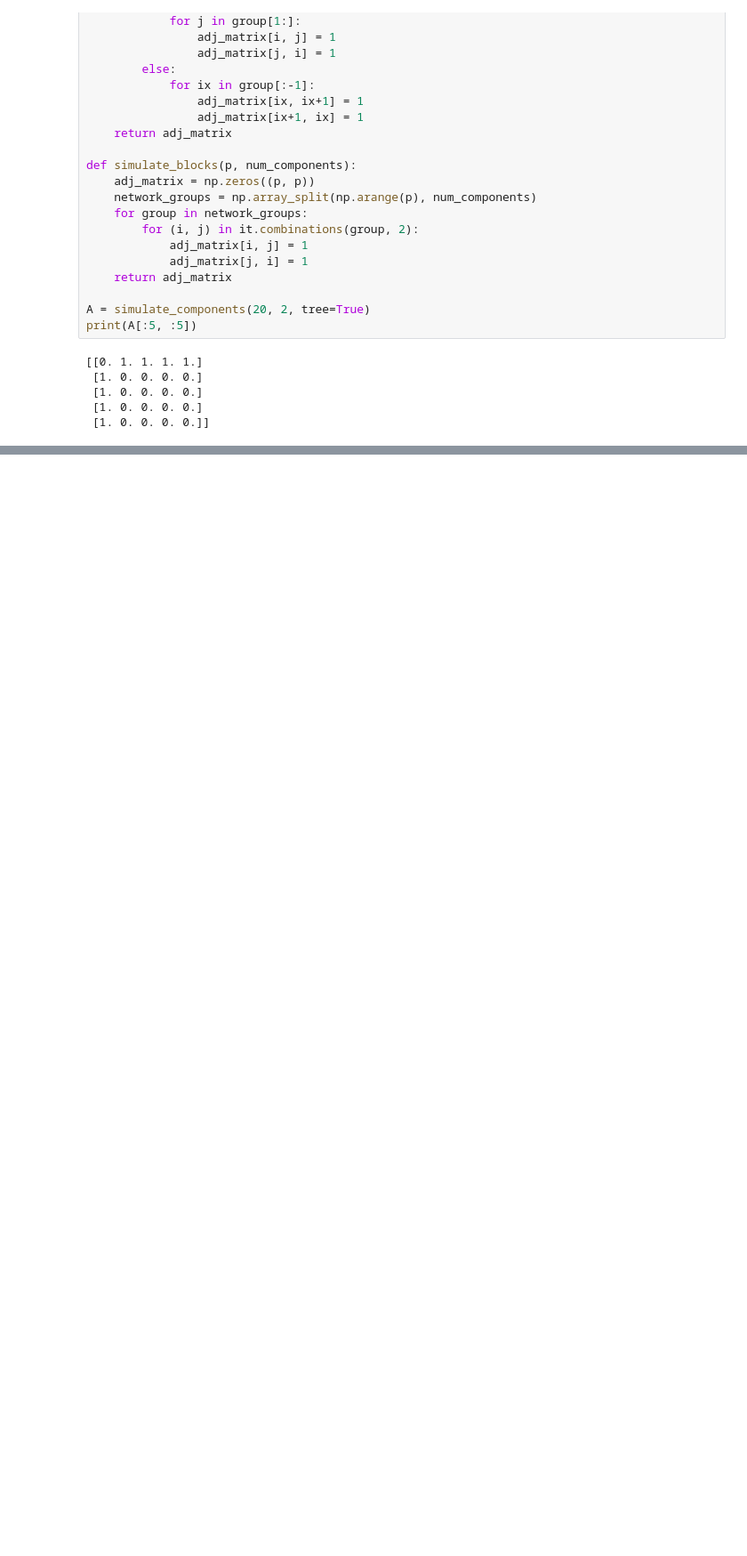
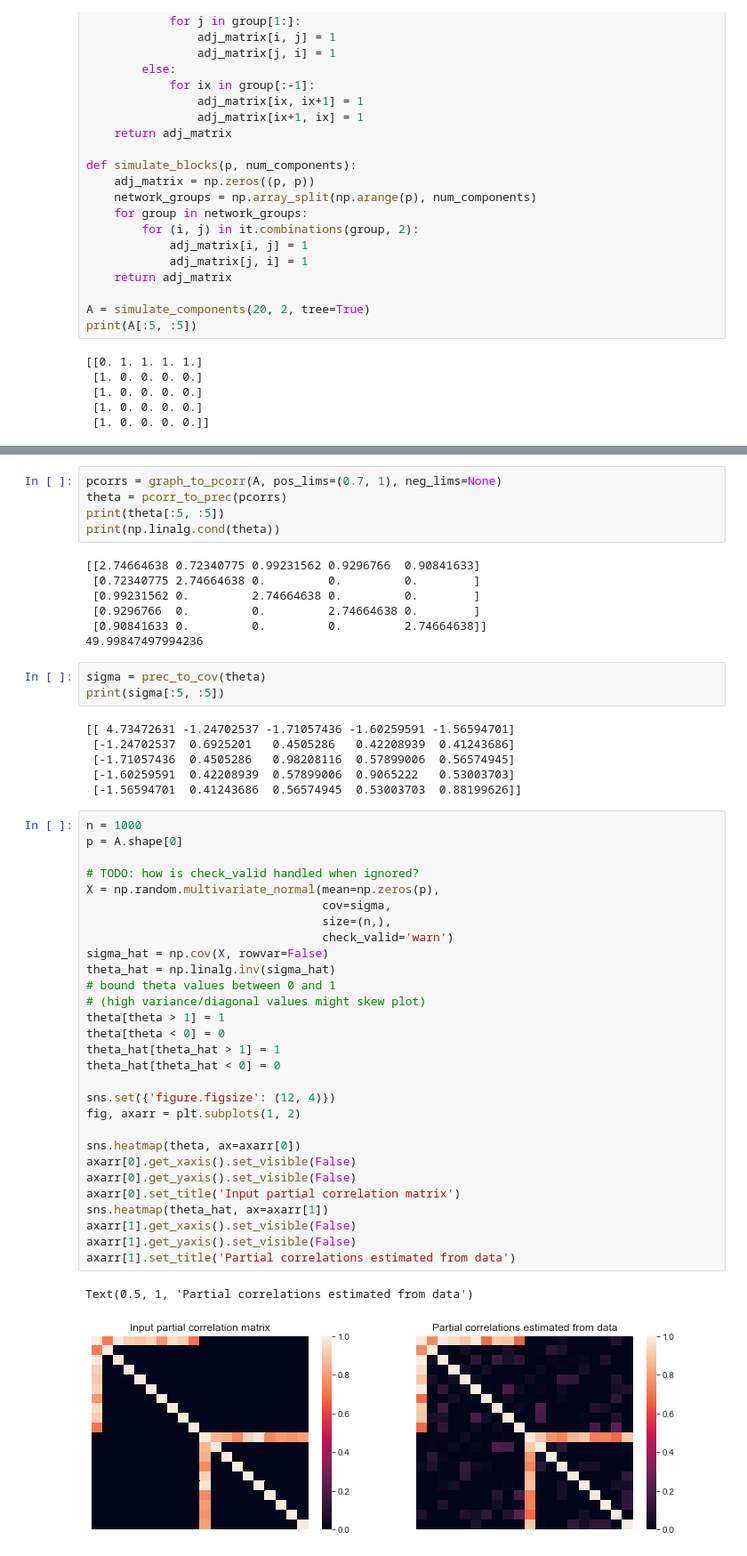
Before and after one commit to jjc2718/sim-netdata, a Jupyter notebook: test_graph_sampling.ipynb, the cells around one changed output, grey strips where cells are left out. Shown at 89% size. Drawn from its saved outputs; the diff is of its cells as text; blank space fills up the shorter version.

Commit message:
add proof of concept for specifying partial correlation

```diff
--- a/test_graph_sampling.ipynb
+++ b/test_graph_sampling.ipynb
@@ -92,0 +93,53 @@ Text(0.5, 1, 'Correlation matrix estimated from data')
+# %%
+pcorrs = graph_to_pcorr(A, pos_lims=(0.7, 1), neg_lims=None)
+theta = pcorr_to_prec(pcorrs)
+print(theta[:5, :5])
+print(np.linalg.cond(theta))
+# %% [output]
+[[2.74664638 0.72340775 0.99231562 0.9296766  0.90841633]
+ [0.72340775 2.74664638 0.         0.         0.        ]
+ [0.99231562 0.         2.74664638 0.         0.        ]
+ [0.9296766  0.         0.         2.74664638 0.        ]
+ [0.90841633 0.         0.         0.         2.74664638]]
+49.99847497994236
+# %%
+sigma = prec_to_cov(theta)
+print(sigma[:5, :5])
+# %% [output]
+[[ 4.73472631 -1.24702537 -1.71057436 -1.60259591 -1.56594701]
+ [-1.24702537  0.6925201   0.4505286   0.42208939  0.41243686]
+ [-1.71057436  0.4505286   0.98208116  0.57899006  0.56574945]
+ [-1.60259591  0.42208939  0.57899006  0.9065222   0.53003703]
+ [-1.56594701  0.41243686  0.56574945  0.53003703  0.88199626]]
+# %%
+n = 1000
+p = A.shape[0]
+
+# TODO: how is check_valid handled when ignored?
+X = np.random.multivariate_normal(mean=np.zeros(p),
+                                  cov=sigma,
+                                  size=(n,),
+                                  check_valid='warn')
+sigma_hat = np.cov(X, rowvar=False)
+theta_hat = np.linalg.inv(sigma_hat)
+# bound theta values between 0 and 1
+# (high variance/diagonal values might skew plot)
+theta[theta > 1] = 1
+theta[theta < 0] = 0
+theta_hat[theta_hat > 1] = 1
+theta_hat[theta_hat < 0] = 0
+
+sns.set({'figure.figsize': (12, 4)})
+fig, axarr = plt.subplots(1, 2)
+
+sns.heatmap(theta, ax=axarr[0])
+axarr[0].get_xaxis().set_visible(False)
+axarr[0].get_yaxis().set_visible(False)
+axarr[0].set_title('Input partial correlation matrix')
+sns.heatmap(theta_hat, ax=axarr[1])
+axarr[1].get_xaxis().set_visible(False)
+axarr[1].get_yaxis().set_visible(False)
+axarr[1].set_title('Partial correlations estimated from data')
+# %% [output]
+Text(0.5, 1, 'Partial correlations estimated from data')
+[figure, added]
```
Also changed, not shown: parts of 3 cells of this notebook, 1 other file.
